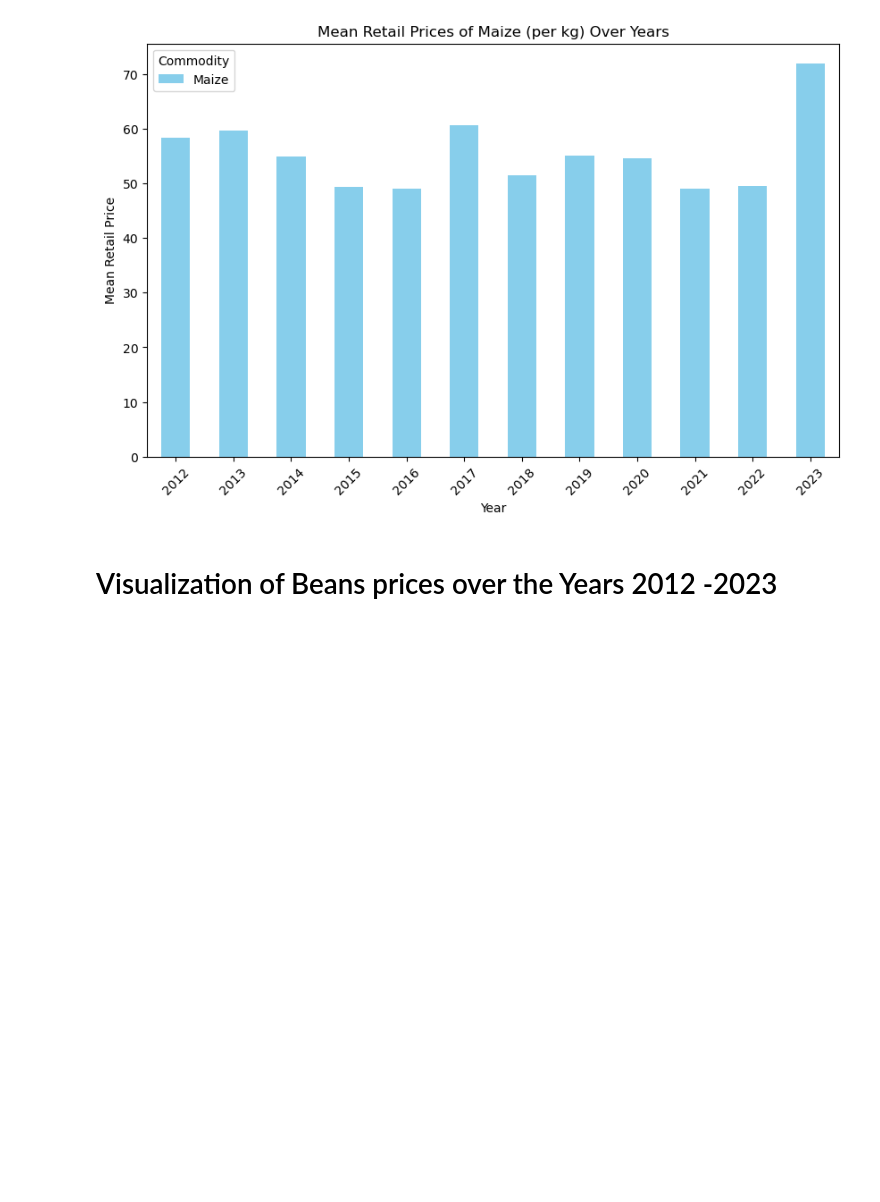
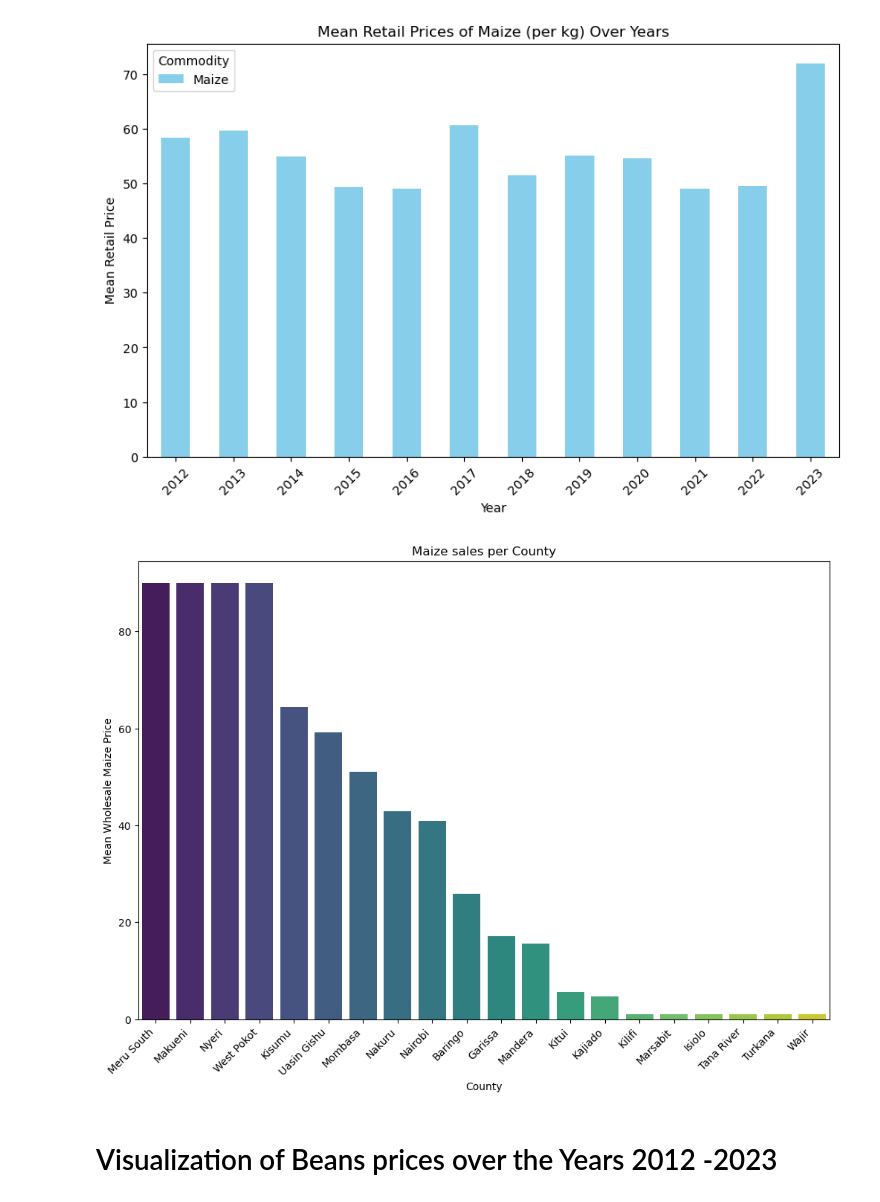
Before and after one commit to EvangelineNgunjiri/KilimoRiziki-Decision-Hub, a Jupyter notebook: Crops EDA.ipynb, the cells around one changed output. Saved outputs shown, nothing was run; the diff lists cells and outputs as text; code cells hidden in the pictures; blank space fills up the shorter version.

```diff
--- a/Crops EDA.ipynb
+++ b/Crops EDA.ipynb
@@ -104,3 +114,9 @@ filtered_df.head(5)
 | 3 | 15/01/2012 | Coast | Mombasa | Mombasa | 39.666667 | Beans | KG | actual | Wholesale | KES | ... |
 | 4 | 15/01/2012 | Coast | Mombasa | Mombasa | 39.666667 | Beans | 90 KG | actual | Wholesale | KES | ... |
 | 5 | 15/01/2012 | Eastern | Kitui | Kitui | 38.016667 | Maize | KG | actual | Retail | KES | ... |
+# %%
+# Replace 'KG' with 1 and convert 'grams' to numeric values
+filtered_df['unit'] = filtered_df['unit'].replace({'KG': 1, 'grams': 0.001})
+
+# Display the DataFrame with the converted 'unit' values
+print(filtered_df)
@@ -106,0 +153,6 @@ filtered_df.head(5)
+# %%
+#Removing 'KG' and spaces from our unit column to work with integers
+filtered_df['unit'] = filtered_df['unit'].str.replace('KG', '').str.strip()
+# Fill NaN values with a default value (e.g., 0)
+filtered_df['unit'] = filtered_df['unit'].fillna(1)
+filtered_df.head(30)
@@ -151,6 +234,28 @@ plt.legend(title='Commodity')
 plt.show()
 # %% [output]
 [figure]
+# %%
+# Convert 'unit' to numeric values
+filtered_df['unit'] = pd.to_numeric(filtered_df['unit'], errors='coerce')
+# Filter data for maize and convert 'unit' to numeric values
+maize_data = filtered_df[filtered_df['commodity'] == 'Maize']
+
+# Group by 'admin2' (county) and calculate the mean of maize prices
+mean_maize_prices_by_county = maize_data.groupby('admin2')['unit'].mean().reset_index()
+
+# Sort the DataFrame by mean prices in descending order
+mean_maize_prices_by_county = mean_maize_prices_by_county.sort_values(by='unit', ascending=False)
+
+# Plot a bar plot to represent the top mean wholesale maize prices for each county
+plt.figure(figsize=(12, 8))
+sns.barplot(x='admin2', y='unit', data=mean_maize_prices_by_county, palette='viridis')
+plt.title('Maize sales per County')
+plt.xlabel('County')
+plt.ylabel('Mean Wholesale Maize Price')
+plt.xticks(rotation=45, ha='right')
+plt.show()
+# %% [output]
+[figure, added]
 # %% [markdown]
 # Visualization of Beans prices over the Years 2012 -2023
 # %%
```
Also changed, not shown: parts of 25 cells of this notebook.
